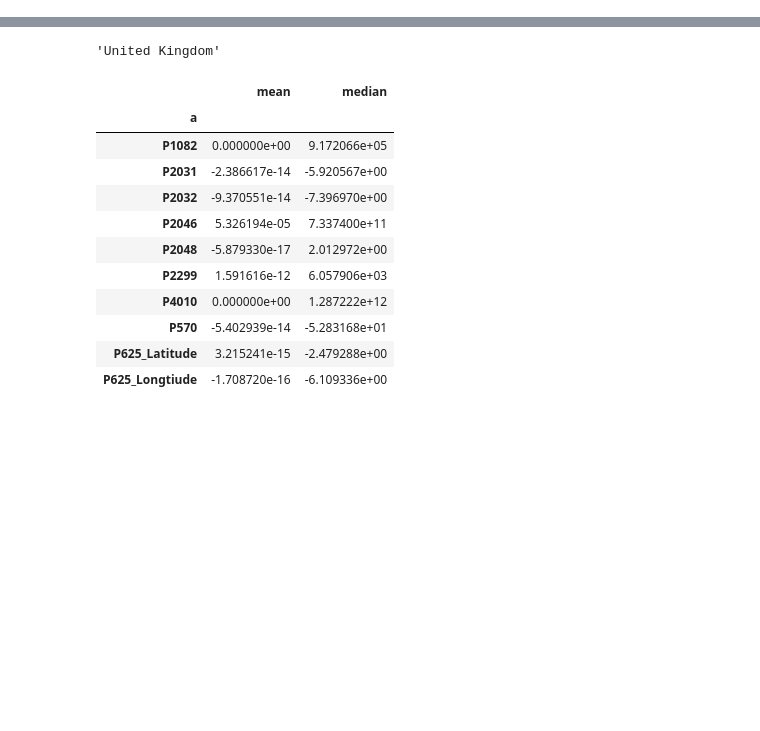
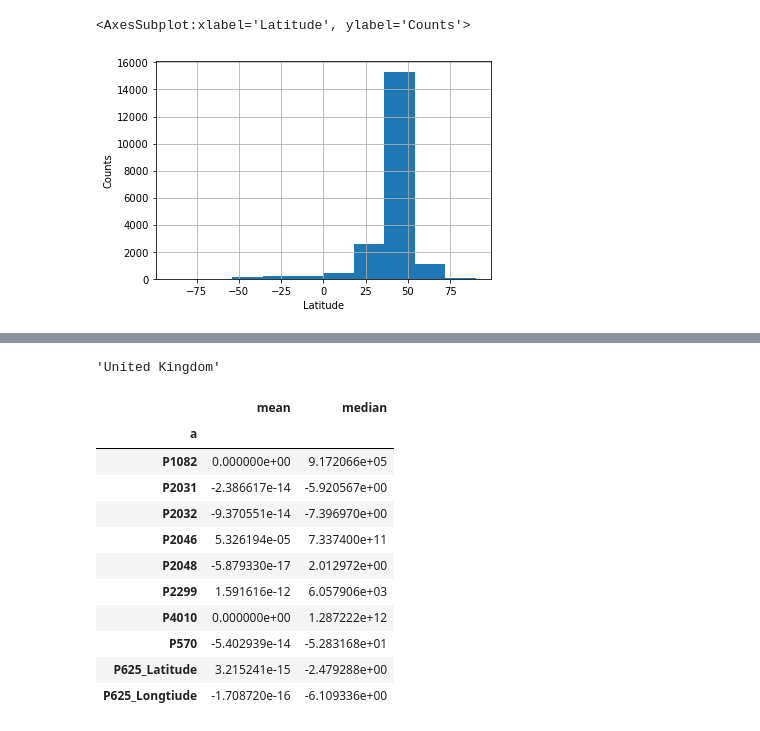
Before and after one commit to tinginde/Kgc-attribute-value-prediction-with-constraints, a Jupyter notebook: for_thesis_data_exploration.ipynb, the cells around one changed output, grey strips where cells are left out. Saved outputs shown, nothing was run; the diff lists cells and outputs as text; code cells hidden in the pictures; blank space fills up the shorter version.

```diff
--- a/for_thesis_data_exploration.ipynb
+++ b/for_thesis_data_exploration.ipynb
@@ -4,3 +4,0 @@ import numpy as np
-# %%
-#df = pd.read_csv('LiterallyWikidata/files_needed/train_attri_data_minmax.csv')
-df = pd.read_csv('LiterallyWikidata/files_needed/valid_attri_data_minmax.csv')
@@ -8,0 +127,7 @@ df_rel = pd.read_csv('LiterallyWikidata/LitWD48K/train.txt',sep='\t',names=['e',
+# %%
+plt.xlabel('Latitude')
+plt.ylabel('Counts')
+df[df['name_a']=='coordinate location(latitude)'].v. hist()
+# %% [output]
+<AxesSubplot:xlabel='Latitude', ylabel='Counts'>
+[figure, added]
```
Also changed, not shown: parts of 46 cells of this notebook, 9 other files.
